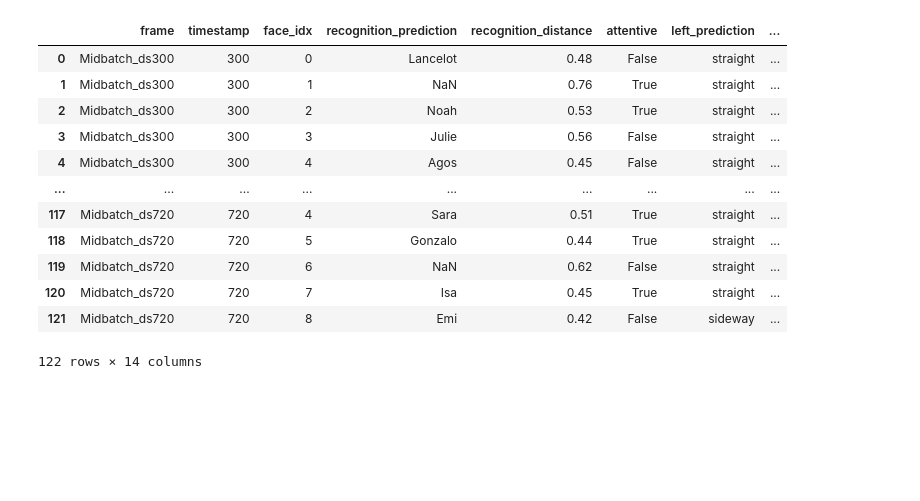
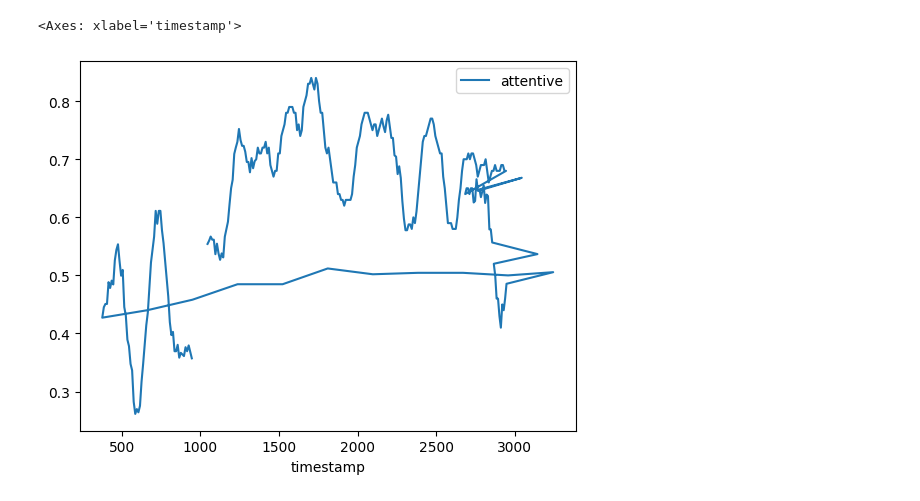
Before and after one commit to aminelah0/attention-meter, a Jupyter notebook: notebooks/worklow_az.ipynb, the cells around one changed output. Saved outputs shown, nothing was run; the diff lists cells and outputs as text; code cells hidden in the pictures; blank space fills up the shorter version.

```diff
--- a/notebooks/worklow_az.ipynb
+++ b/notebooks/worklow_az.ipynb
@@ -29,8 +27,8 @@ video_folder_path = os.path.join(data_directory, "video")
 video_name = "Midbatch.MOV"
 video_path = os.path.join(video_folder_path, video_name)
 frames = extract_video_frames(video_path,
-                              period_sec=3,
-                              start_sec=30, end_sec=75)
+                              period_sec=1,
+                              start_sec=30, end_sec=330)
 
 # Saving the frames
 image_folder_path = os.path.join(data_directory, "frames")
@@ -74,7 +72,7 @@ attention_df = pd.DataFrame(columns=df_columns)
 for image_name, image_path in image_paths.items():
     # Loading image
     image = read_image(image_path)
-    timestamp = image_name.split('_ds')[1] if '_ds' in image_name else np.nan
+    timestamp = int(image_name.split('_ds')[1]) if '_ds' in image_name else np.nan
     # Splitting image
     crops = split_image(image, n_split_w, n_split_h, 0.05, 0.05)
     # Generating bboxes for each crop
@@ -164,19 +162,3 @@ for image_name, image_path in image_paths.items():
                                                     score_head_direction,
                                                     prediction_head_inclination,
                                                     score_head_inclination]
-# %%
-attention_df
-# %% [output]
-|  | frame | timestamp | face_idx | recognition_prediction | recognition_distance | attentive | left_prediction | ... |
-| 0 | Midbatch_ds300 | 300 | 0 | Lancelot | 0.48 | False | straight | ... |
-| 1 | Midbatch_ds300 | 300 | 1 | NaN | 0.76 | True | straight | ... |
-| 2 | Midbatch_ds300 | 300 | 2 | Noah | 0.53 | True | straight | ... |
-| 3 | Midbatch_ds300 | 300 | 3 | Julie | 0.56 | False | straight | ... |
-| 4 | Midbatch_ds300 | 300 | 4 | Agos | 0.45 | False | straight | ... |
-| ... | ... | ... | ... | ... | ... | ... | ... | ... |
-| 117 | Midbatch_ds720 | 720 | 4 | Sara | 0.51 | True | straight | ... |
-| 118 | Midbatch_ds720 | 720 | 5 | Gonzalo | 0.44 | True | straight | ... |
-| 119 | Midbatch_ds720 | 720 | 6 | NaN | 0.62 | False | straight | ... |
-| 120 | Midbatch_ds720 | 720 | 7 | Isa | 0.45 | True | straight | ... |
-| 121 | Midbatch_ds720 | 720 | 8 | Emi | 0.42 | False | sideway | ... |
-122 rows × 14 columns
@@ -183 +167,9 @@ attention_df
+# %%
+attention = attention_df.groupby('timestamp')[['attentive']].mean()
+attention_mov = attention.reset_index().sort_values(by = 'timestamp').rolling(window=10).mean()
+# attention_mov = attention.rolling(window=10).mean()
+attention_mov.plot(x='timestamp', y='attentive')
+# %% [output]
+<Axes: xlabel='timestamp'>
+[figure, added]
 # %%
```
Also changed, not shown: parts of 5 cells of this notebook, 6 other files.
